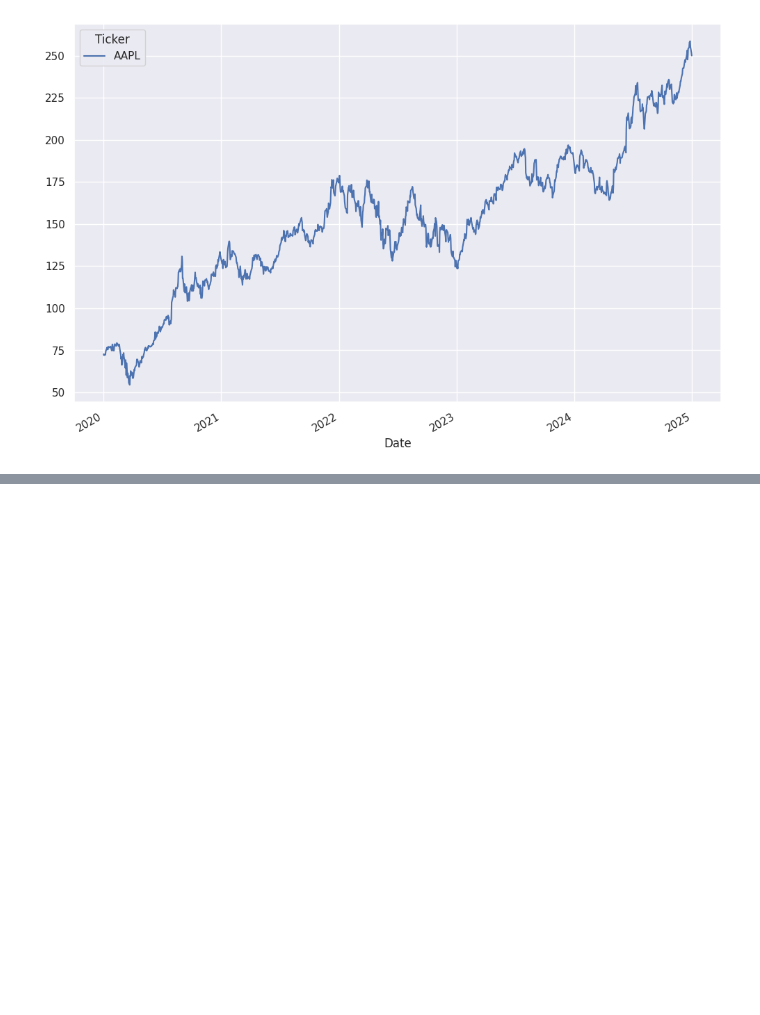
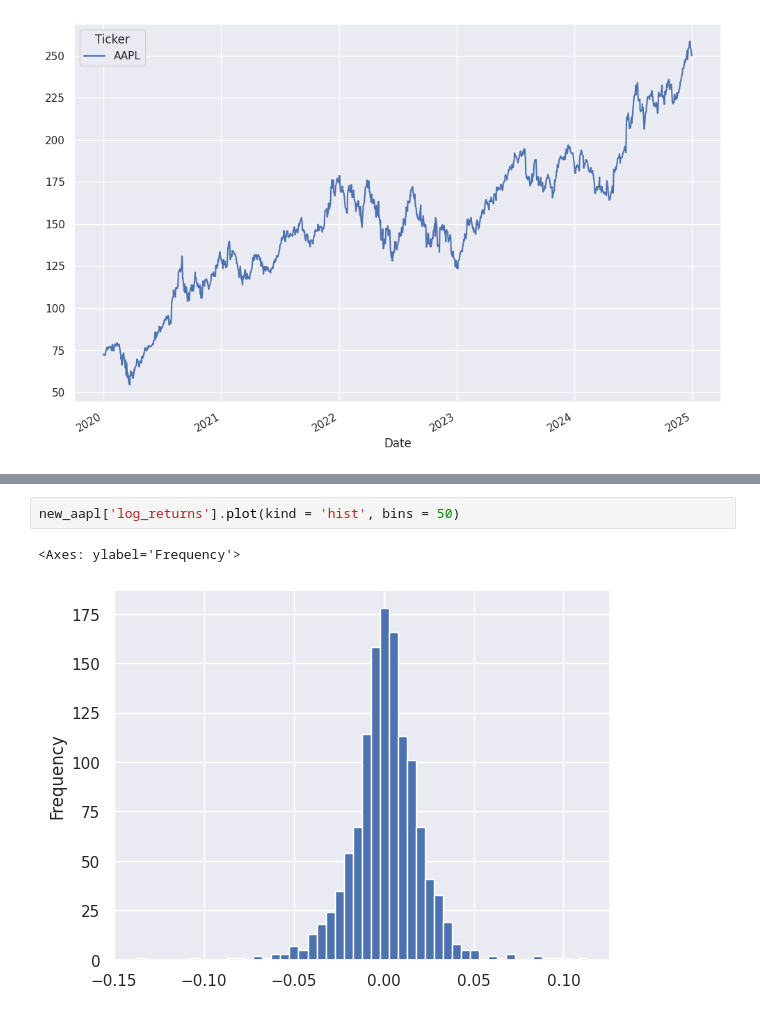
Before and after one commit to DaveQuant/Mathematical-Models-For-Pricing-Options, a Jupyter notebook: Mathematical Models.ipynb, the cells around one changed output, grey strips where cells are left out. Saved outputs shown, nothing was run; the diff lists cells and outputs as text; blank space fills up the shorter version.

```diff
--- a/Mathematical Models.ipynb
+++ b/Mathematical Models.ipynb
@@ -83,0 +95,5 @@ aapl_df['Close'].plot(kind = 'line', figsize = (12,8))
+# %%
+new_aapl['log_returns'].plot(kind = 'hist', bins = 50)
+# %% [output]
+<Axes: ylabel='Frequency'>
+[figure, added]
```
Also changed, not shown: parts of 3 cells of this notebook.
